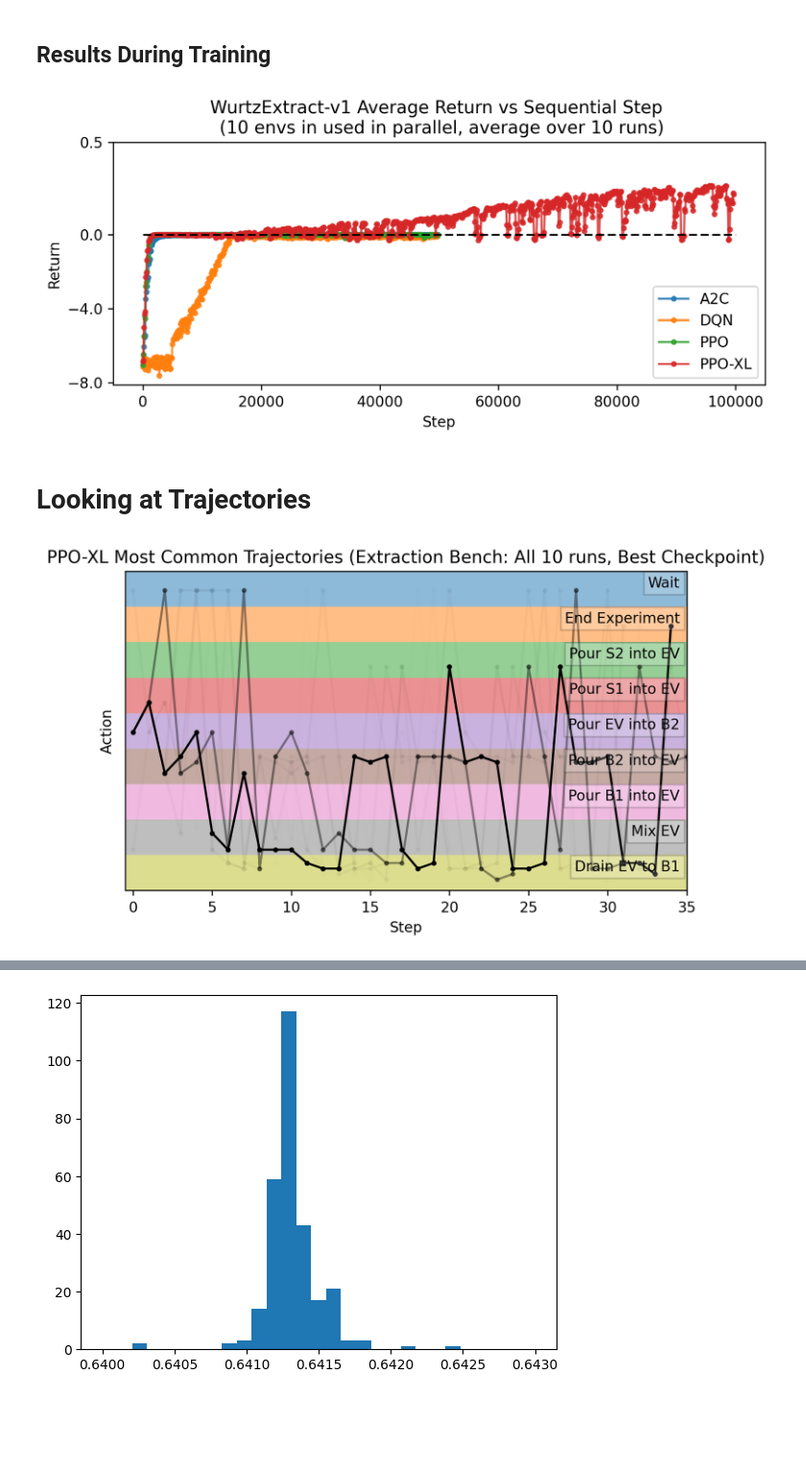
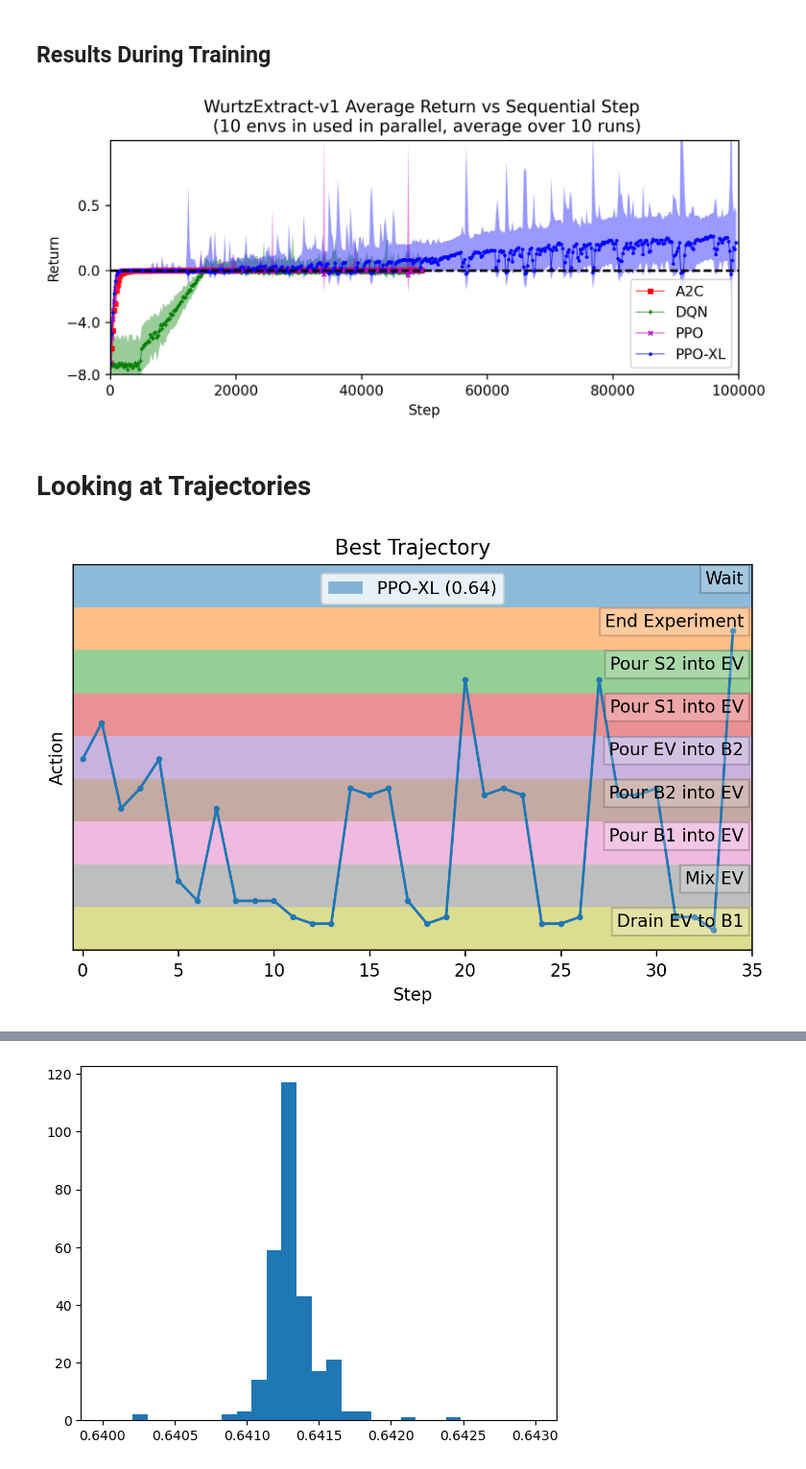
Before and after one commit to chemgymrl/chemgymrl, a Jupyter notebook: RL_rollout/Extract-Distill_Visulalization.ipynb, the cells around one changed output, grey strips where cells are left out. Shown at 96% size. Saved outputs shown, nothing was run; the diff lists cells and outputs as text; code cells hidden in the pictures; blank space fills up the shorter version.

Commit message:
More results plotting

```diff
--- a/RL_rollout/Extract-Distill_Visulalization.ipynb
+++ b/RL_rollout/Extract-Distill_Visulalization.ipynb
@@ -18,13 +18,13 @@ from visualization_helper import *
 def hashed_trajectories(frame,N=None,N2=None,use_return=False):
     """Turns rollouts into a dictionary of trajectories and counts by hashing episodes based on the actions taken.
 
-    Inputs:
-        frame (dataframe) - Pandas Dataframe containing rollouts
-        N (int)           - Number of actions in MultiDiscrete dim 0
-        N2 (int)          - Number of actions in MultiDiscrete dim 1
+    Args:
+    - frame (dataframe):   Pandas Dataframe containing rollouts
+    - N (int):             Number of actions in MultiDiscrete dim 0
+    - N2 (int):            Number of actions in MultiDiscrete dim 1
 
-    Outputs:
-        trajectories (dict) - String representations of actions are keys and the number appearances are values
+    Returns:
+    - trajectories (dict): String representations of actions are keys and the number appearances are values
 
     Example:
 
@@ -183,9 +211,11 @@ actions = ['dT', 'Pour 0->1', 'Pour 1->2', 'Wait', 'End Experiment' ]
 
 raw_trajectories=hashed_trajectories(folders["PPO"],N=4,N2=10)
 
-quantized_trajectories=relabel_trajectories(raw_trajectories,{"1","2"},"3","4",10)
 
-show_trajectories(quantized_trajectories,actions,10)
+dependencies={"2":"1"}
+quantized_trajectories=relabel_trajectories(raw_trajectories,{"1","2"},"3","4",10,dependencies=dependencies)
+
+show_trajectories(quantized_trajectories,actions,10,alpha_map=lambda x:x,max_allowed=5e2)
 plt.title("PPO Most Common Trajectories (Distillation Bench: All 10 runs, Best Checkpoint)")
 plt.yticks([1,4.5,8,11,18,21,28,31,38],[-1,0,1,0,1,0,1,0,1])
 plt.show()
@@ -204,55 +234,69 @@ eheuristic = pd.read_pickle("MODELS\\WurtzExtract-v1\\Heuristic\\rollout")
 # %%
 fig = plt.figure(1,figsize=(8,3), dpi=240, facecolor='w', edgecolor='k')
 
-for algo in folders:
+colors = ["r","g","m","b","y","c","k"]
+points = ['s', '+', 'x', '.','p',"*","D"]
+
+for i,algo in enumerate(folders):
     subf = parent_dir+"\\"+algo
-    returns,counts=merge_varying_graphs(subf,steps=100)
+    returns,counts=merge_varying_graphs(subf,steps=200,separate_runs=False)
     #Average over the different runs
-    returns=returns.mean(axis=0)
-    plt.plot(np.arange(returns.shape[0])*100,returns,".-",label=algo,alpha=0.8)
+    mean,stdv,steps,n= mean_stdv_step_n(returns,interp_steps=1,steps=200)
+
+    plt.plot(steps,mean,"-",marker=points[i],color=colors[i],label=algo,ms=3,lw=0.5)
+    plt.fill_between(steps,mean-stdv,mean+stdv,color=colors[i],alpha=0.4,lw=0)
 
 
+plt.xlim(steps[0],np.ceil(steps[-1]/1e3)*1e3)
 plt.xlabel("Step")
 plt.ylabel("Return")
-plt.legend()
-
+plt.legend(loc="lower right")
+plt.ylim(-8,1)
 plt.yscale(FuncScale(plt.gca(),(lambda x: x*(x>0)+x*(x<=0)/10,lambda x: x*(x>0)+x*(x<=0)*10)))
-plt.plot([0,100000],[0,0],"k--")
+plt.plot([0,np.ceil(steps[-1]/1e3)*1e3],[0,0],"k--")
 plt.yticks([-8,-4,0,0.5])
 
 plt.title("WurtzExtract-v1 Average Return vs Sequential Step \n (10 envs in used in parallel, average over 10 runs)")
 
 plt.show()
 # %% [output]
-[figure, old version]
+[figure, new version]
 # %% [markdown]
 # Looking at Trajectories
 # %%
 #folders = load_rollouts("MODELS\\DiscreteWurtzExtract-v1",obj=default_obj,last=False,TOL=0,verbose=False)
 #folders = load_rollouts("Legacy\\Legacy5\\MODELS\\DiscreteWurtzExtract-v1")
 
 
 actions=["Drain EV to B1", "Mix EV","Pour B1 into EV","Pour B2 into EV",
             "Pour EV into B2", "Pour S1 into EV", "Pour S2 into EV","End Experiment","Wait"]
-
-raw_trajectories=hashed_trajectories(folders["PPO-XL"],N=7,N2=5,use_return=True)
-
-#to pour B1 into EV (action 2),  you need to drain EV to B1 first (action 0)
-#same with B2
 dependencies={"2":"0","3":"4"}
 
-quantized_trajectories=relabel_trajectories(raw_trajectories,{"0","2","3","4","5","6"},"8","7",5
-                                            ,default_wait="2",dependencies=dependencies,use_return=True)
+
+figax=None
+
+legend=[]
+
+for alg in ["PPO-XL"]:#["PPO-XL","PPO","A2C","DQN"]:
 
 
-func=lambda x:np.clip(-(np.log(1+1e-10-x)-np.log(2e-3))/2,0,1)**4
 
-show_trajectories(quantized_trajectories,actions,5,figsize=(7,4),alpha_map=func)
-plt.title("PPO-XL Most Common Trajectories (Extraction Bench: All 10 runs, Best Checkpoint)")
+    raw_trajectories=hashed_trajectories(folders[alg],N=7,N2=5,use_return=True)
+    quantized_trajectories=relabel_trajectories(raw_trajectories,{"0","2","3","4","5","6"},"8","7",5
+                                                ,default_wait="2",dependencies=dependencies,use_return=True)
+
+    sorted_hashes = sorted([a for a in quantized_trajectories],key=lambda x:quantized_trajectories[x],reverse=True)
+    sorted_amounts = [quantized_trajectories[x] for x in sorted_hashes]
+    legend.append(f"{alg} (%.2f)"%sorted_amounts[0])
+
+    figax=show_trajectories(quantized_trajectories, actions, 5, figsize=(7,4), max_allowed=1, fig_ax=figax)
+
+figax[1].legend(legend,loc="upper center")
+plt.title("Best Trajectory")
 #plt.yticks([1,4.5,8,11,18,21,28,31,38],[-1,0,1,0,1,0,1,0,1])
 plt.show()
 # %% [output]
-[figure, old version]
+[figure, new version]
 # %%
 sorted_hashes = sorted([a for a in quantized_trajectories],key=lambda x:quantized_trajectories[x],reverse=True)
 sorted_amounts = [quantized_trajectories[x] for x in sorted_hashes]
```
Also changed, not shown: parts of 7 cells of this notebook, 2 other files.
